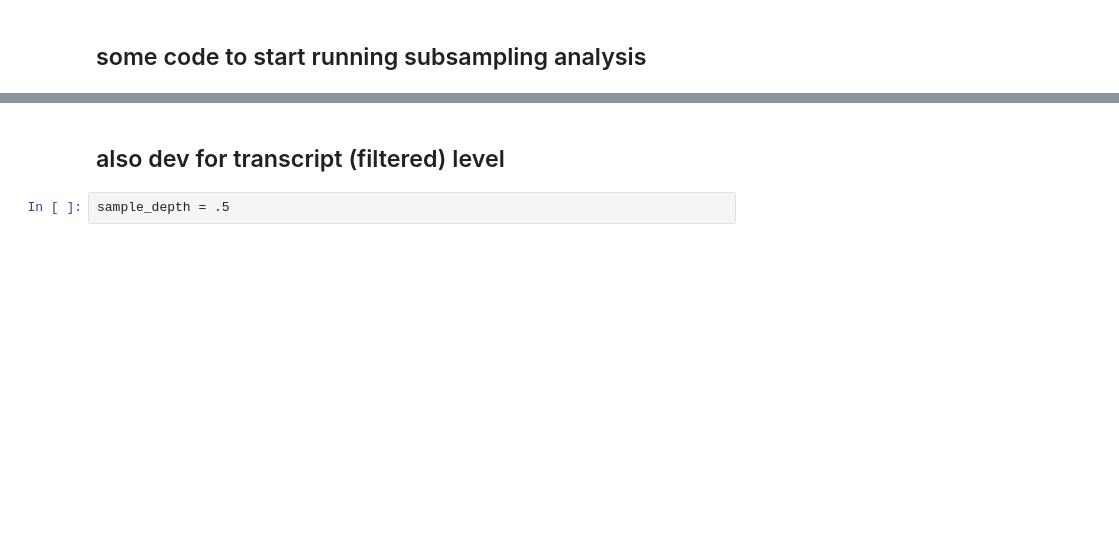
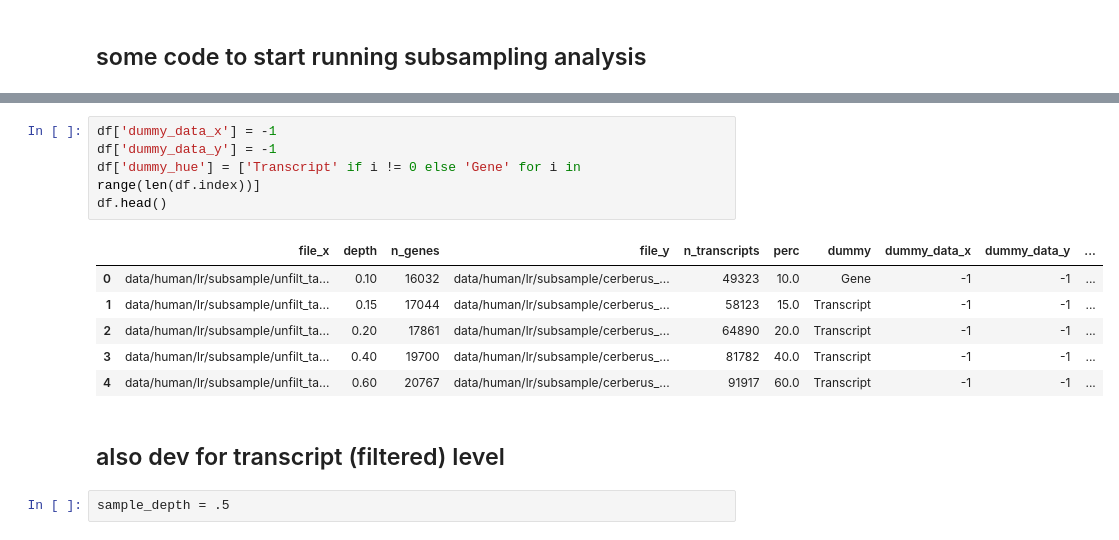
Before and after one commit to fairliereese/paper_rnawg, a Jupyter notebook: figures_revisions/revisions/subsample_wtc11.ipynb, the cells around one changed output, grey strips where cells are left out. Drawn from its saved outputs; the diff is of its cells as text; blank space fills up the shorter version.

```diff
--- a/figures_revisions/revisions/subsample_wtc11.ipynb
+++ b/figures_revisions/revisions/subsample_wtc11.ipynb
@@ -87,3 +174,15 @@ for line in leg.get_lines():
+# %%
+df['dummy_data_x'] = -1
+df['dummy_data_y'] = -1
+df['dummy_hue'] = ['Transcript' if i != 0 else 'Gene' for i in range(len(df.index))]
+df.head()
+# %% [output]
+|  | file_x | depth | n_genes | file_y | n_transcripts | perc | dummy | dummy_data_x | dummy_data_y | ... |
+| 0 | data/human/lr/subsample/unfilt_ta... | 0.10 | 16032 | data/human/lr/subsample/cerberus_... | 49323 | 10.0 | Gene | -1 | -1 | ... |
+| 1 | data/human/lr/subsample/unfilt_ta... | 0.15 | 17044 | data/human/lr/subsample/cerberus_... | 58123 | 15.0 | Transcript | -1 | -1 | ... |
+| 2 | data/human/lr/subsample/unfilt_ta... | 0.20 | 17861 | data/human/lr/subsample/cerberus_... | 64890 | 20.0 | Transcript | -1 | -1 | ... |
+| 3 | data/human/lr/subsample/unfilt_ta... | 0.40 | 19700 | data/human/lr/subsample/cerberus_... | 81782 | 40.0 | Transcript | -1 | -1 | ... |
+| 4 | data/human/lr/subsample/unfilt_ta... | 0.60 | 20767 | data/human/lr/subsample/cerberus_... | 91917 | 60.0 | Transcript | -1 | -1 | ... |
 # %% [markdown]
 ## also dev for transcript (filtered) level
 # %%
```
Also changed, not shown: parts of 6 cells of this notebook, 2 other files.
